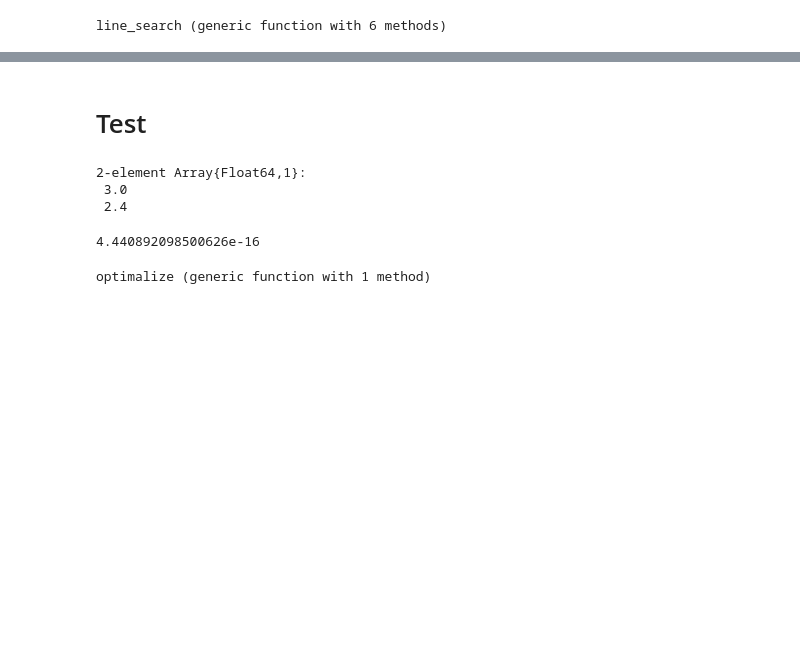
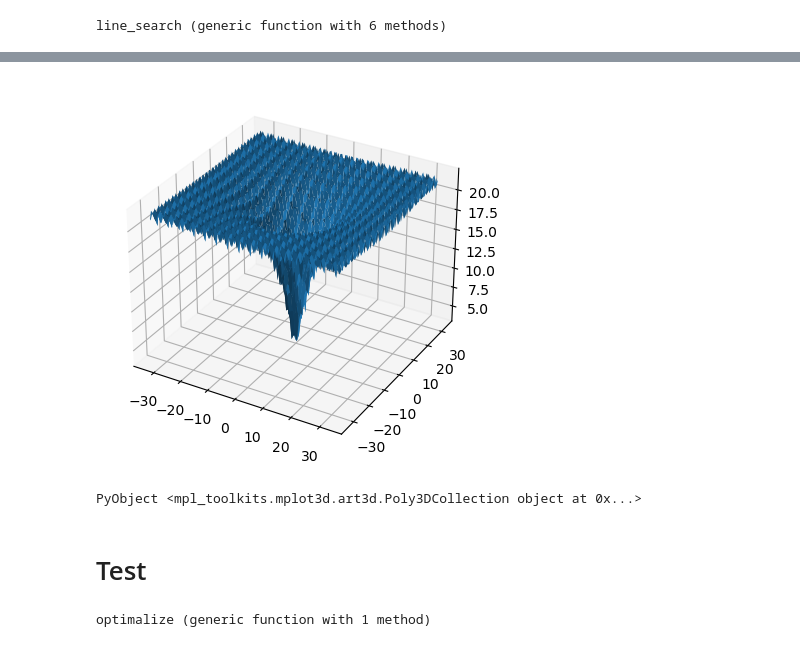
Before and after one commit to monika-osiak/awid, a Jupyter notebook: optymalizacja.ipynb, the cells around one changed output, grey strips where cells are left out. Drawn from its saved outputs; the diff is of its cells as text; code cells hidden in the pictures; blank space fills up the shorter version.

```diff
--- a/optymalizacja.ipynb
+++ b/optymalizacja.ipynb
@@ -182,32 +266,26 @@ line_search (generic function with 6 methods)
+# %%
+using PyPlot
+
+min = -32.768
+max = - 1* min
+size = 10^2
+x = collect(LinRange(min,max, size))
+y = collect(LinRange(min,max, size))
+
+z = zeros(size,size)
+for (num_i, i) = enumerate(x)
+  for (num_j, j) = enumerate(y)
+    z[num_i, num_j] = f_ackley([i j])
+    # println("$(num_i);$(num_j)")
+  end
+end
+
+PyPlot.surf(x, y, z)
+# %% [output]
+[figure, added]
+PyObject <mpl_toolkits.mplot3d.art3d.Poly3DCollection object at 0x...>
 # %% [markdown]
 # Test
-# %%
-f_beale(x) = (1.5 - x[1] + x[1]*x[2])^2 + (2.25 - x[1] + x[1]*x[2]^2)^2 + (2.625 - x[1] + x[1]*x[2]^3)^2
-∇f_beale(x) = [
-    2*x[1]*(x[2]^6 + x[2]^4 - 2*x[2]^3 - x[2]^2 - 2*x[2] + 3) + 5.25*x[2]^3 + 4.5*x[2]^2 + 3*x[2] - 12.75,
-    6*x[1]*(x[1]*(x[2]^5 + 0.666667*x[2]^3 - x[2]^2 - 0.333333*x[2] - 0.333333) + 2.625*x[2]^2 + 1.5x[2] + 0.5)
-]
-
-f_rosenbrock(x)  = 100*(x[2] - x[1]^2)^2 + (1-x[1])^2
-∇f_rosenbrock(x) = [
-    400x[1]^3 - 400x[1]*x[2] + 2x[1] - 2,
-    200x[2] - 200x[1]^2
-]
-# a = 20, b = 0.2 and c = 2π.
-f_ackley(x, a=20,b=0.2,c = 2 * pi) = -a * exp(-b * sqrt(mean(x.^2))) - exp( mean( cos.(c .* x))) + a + exp(1)
-
-
-x = [3.0, 2.4]
-# %% [output]
-2-element Array{Float64,1}:
- 3.0
- 2.4
-# %%
-x = [0 0]
-
-f_ackley(x)
-# %% [output]
-4.440892098500626e-16
 # %%
 function optimalize(f, ∇f, x₀, opt, e, i)
     pts = [x₀] # kolejne wektory x
```
Also changed, not shown: parts of 12 cells of this notebook.
